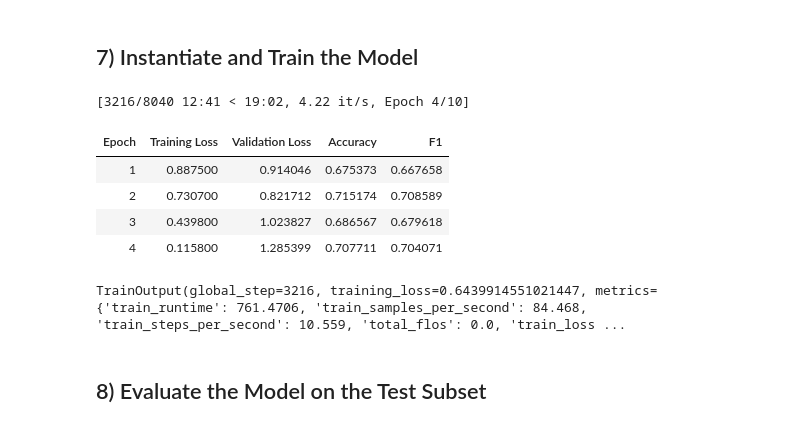
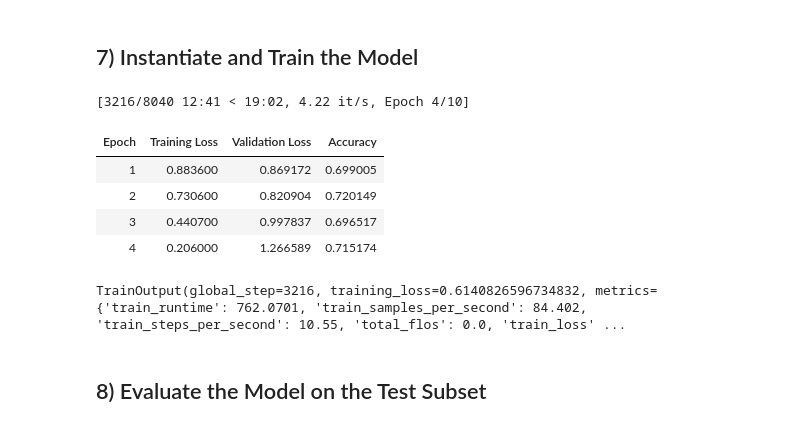
Before and after one commit to antonio-jotta/Movie-Genre-Classification, a Jupyter notebook: src/reviews.ipynb, the cells around one changed output. Cells and saved outputs as stored; diff of their text form; code cells hidden in the pictures.

```diff
--- a/src/reviews.ipynb
+++ b/src/reviews.ipynb
@@ -179,7 +175,8 @@ test_dataset.set_format(type='torch', columns=['input_ids', 'attention_mask', 'l
 # %%
 import torch.nn as nn
 
-# Define the model class
+from transformers.modeling_outputs import SequenceClassifierOutput
+
 class DistilBertForGenreClassification(nn.Module):
     def __init__(self, num_labels):
         super(DistilBertForGenreClassification, self).__init__()
@@ -193,19 +190,29 @@ class DistilBertForGenreClassification(nn.Module):
     def forward(self, input_ids, attention_mask, labels=None):
         # Get BERT output
         bert_outputs = self.bert(input_ids=input_ids, attention_mask=attention_mask)
-        pooled_output = bert_outputs.last_hidden_state[:, 0, :]  # CLS token output
+        pooled_output = bert_outputs.last_hidden_state[:, 0, :]  # [CLS] token output
         # Get logits from classifier
         logits = self.classifier(pooled_output)
-        # Compute loss if labels are provided
-        loss = None
+
         if labels is not None:
+            # Compute loss
             loss = self.loss_fn(logits, labels)
-        return {'loss': loss, 'logits': logits}
+            return SequenceClassifierOutput(
+                loss=loss,
+                logits=logits,
+                hidden_states=bert_outputs.hidden_states,
+                attentions=bert_outputs.attentions,
+            )
+        else:
+            # Return logits only
+            return SequenceClassifierOutput(
+                logits=logits,
+                hidden_states=bert_outputs.hidden_states,
+                attentions=bert_outputs.attentions,
+            )
 # %% [markdown]
 ## 7) Instantiate and Train the Model
 # %%
-from sklearn.metrics import f1_score
-
 # Instantiate the model
 num_labels = len(label_encoder.classes_)
 model = DistilBertForGenreClassification(num_labels=num_labels)
@@ -232,46 +239,40 @@ training_args = TrainingArguments(
     greater_is_better=True,
     logging_dir='./logs',
     logging_steps=10,
     report_to=[],
 )
 
 # Define compute_metrics function for evaluation
 def compute_metrics(eval_pred):
     predictions, labels = eval_pred
     predictions = np.argmax(predictions, axis=1)
-
-    # Calculate accuracy
     accuracy = (predictions == labels).mean()
-
-    # Calculate F1 score
-    f1 = f1_score(labels, predictions, average='weighted')
-
-    return {'accuracy': accuracy, 'f1': f1}
+    return {'accuracy': accuracy}
 
 # Data collator
 data_collator = DataCollatorWithPadding(tokenizer)
 
 # Initialize the Trainer
 trainer = Trainer(
     model=model,
     args=training_args,
     train_dataset=train_dataset,
     eval_dataset=val_dataset,
     compute_metrics=compute_metrics,
     data_collator=data_collator,
     callbacks=[EarlyStoppingCallback(early_stopping_patience=2)]
 )
 
 # Train the model
 trainer.train()
 # %% [output]
 [3216/8040 12:41 < 19:02, 4.22 it/s, Epoch 4/10]
-| Epoch | Training Loss | Validation Loss | Accuracy | F1 |
-| 1 | 0.887500 | 0.914046 | 0.675373 | 0.667658 |
-| 2 | 0.730700 | 0.821712 | 0.715174 | 0.708589 |
-| 3 | 0.439800 | 1.023827 | 0.686567 | 0.679618 |
-| 4 | 0.115800 | 1.285399 | 0.707711 | 0.704071 |
+| Epoch | Training Loss | Validation Loss | Accuracy |
+| 1 | 0.883600 | 0.869172 | 0.699005 |
+| 2 | 0.730600 | 0.820904 | 0.720149 |
+| 3 | 0.440700 | 0.997837 | 0.696517 |
+| 4 | 0.206000 | 1.266589 | 0.715174 |
-TrainOutput(global_step=3216, training_loss=0.6439914551021447, metrics={'train_runtime': 761.4706, 'train_samples_per_second': 84.468, 'train_steps_per_second': 10.559, 'total_flos': 0.0, 'train_loss ...
+TrainOutput(global_step=3216, training_loss=0.6140826596734832, metrics={'train_runtime': 762.0701, 'train_samples_per_second': 84.402, 'train_steps_per_second': 10.55, 'total_flos': 0.0, 'train_loss' ...
 # %% [markdown]
 ## 8) Evaluate the Model on the Test Subset
 # %%
```
Also changed, not shown: parts of 10 cells of this notebook, 3 other files.
